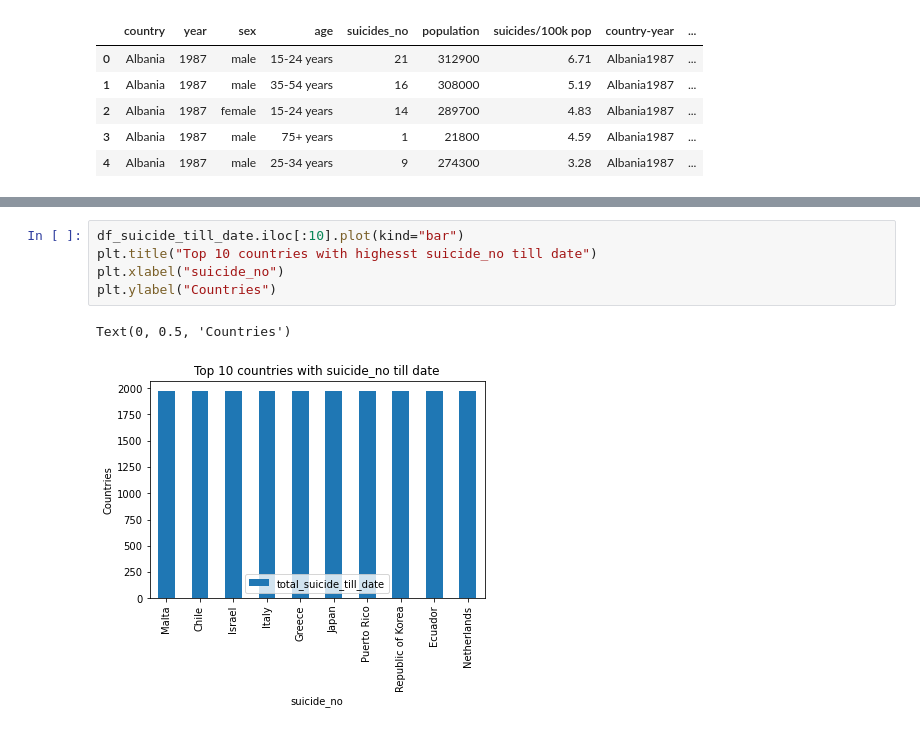
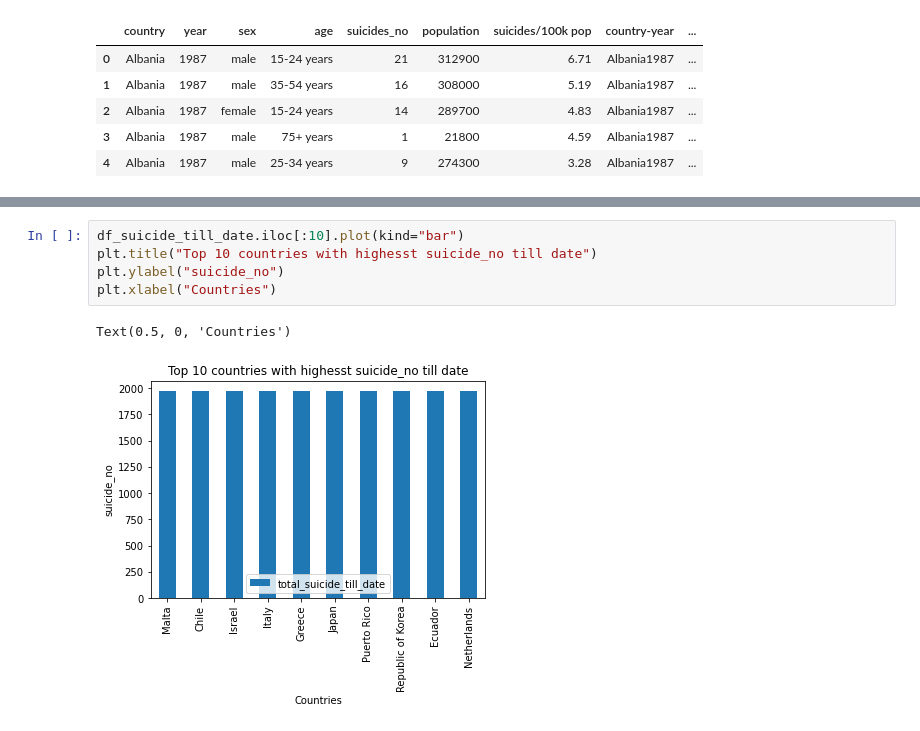
Before and after one commit to usndangol97/Suicide-rates-overview, a Jupyter notebook: suicide-rate.ipynb, the cells around one changed output, grey strips where cells are left out. Cells and saved outputs as stored; diff of their text form.

```diff
--- a/suicide-rate.ipynb
+++ b/suicide-rate.ipynb
@@ -218,11 +236,11 @@ df_suicide_till_date.tail(20)
 # %%
 df_suicide_till_date.iloc[:10].plot(kind="bar")
 plt.title("Top 10 countries with highesst suicide_no till date")
-plt.xlabel("suicide_no")
-plt.ylabel("Countries")
+plt.ylabel("suicide_no")
+plt.xlabel("Countries")
 # %% [output]
-Text(0, 0.5, 'Countries')
+Text(0.5, 0, 'Countries')
-[figure, old version]
+[figure, new version]
 # %%
 df_suicide_till_date.iloc[91:].plot(kind="bar")
 plt.title("Top 10 countries with Least suicide_no till date")
```
Also changed, not shown: parts of 2 cells of this notebook.
